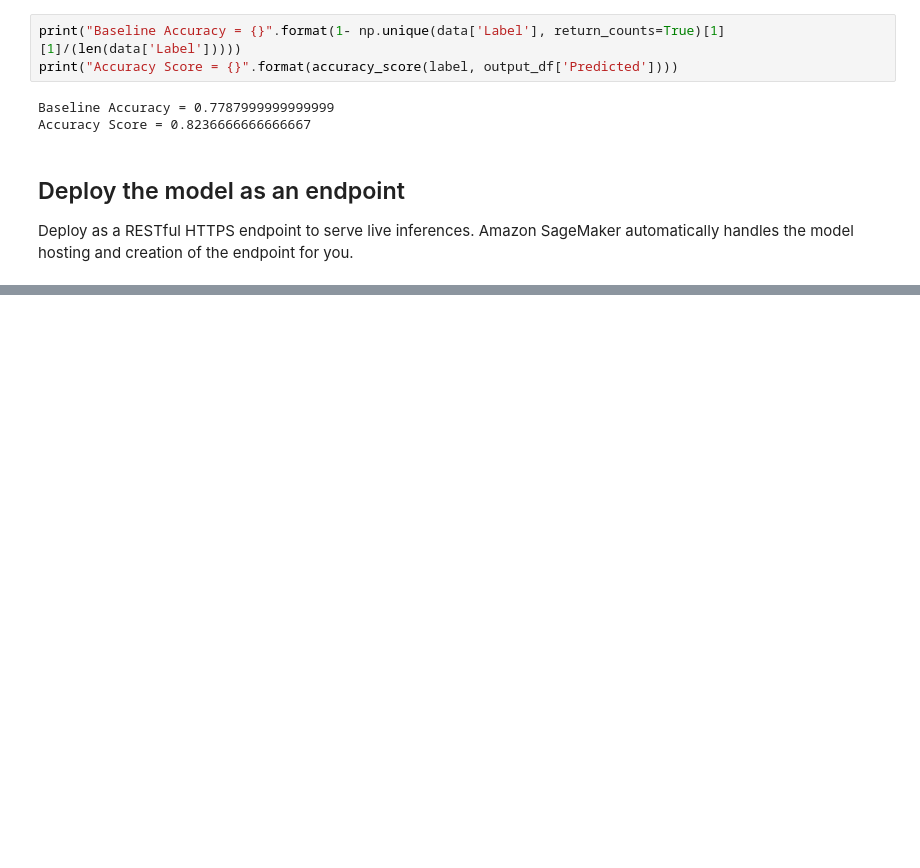
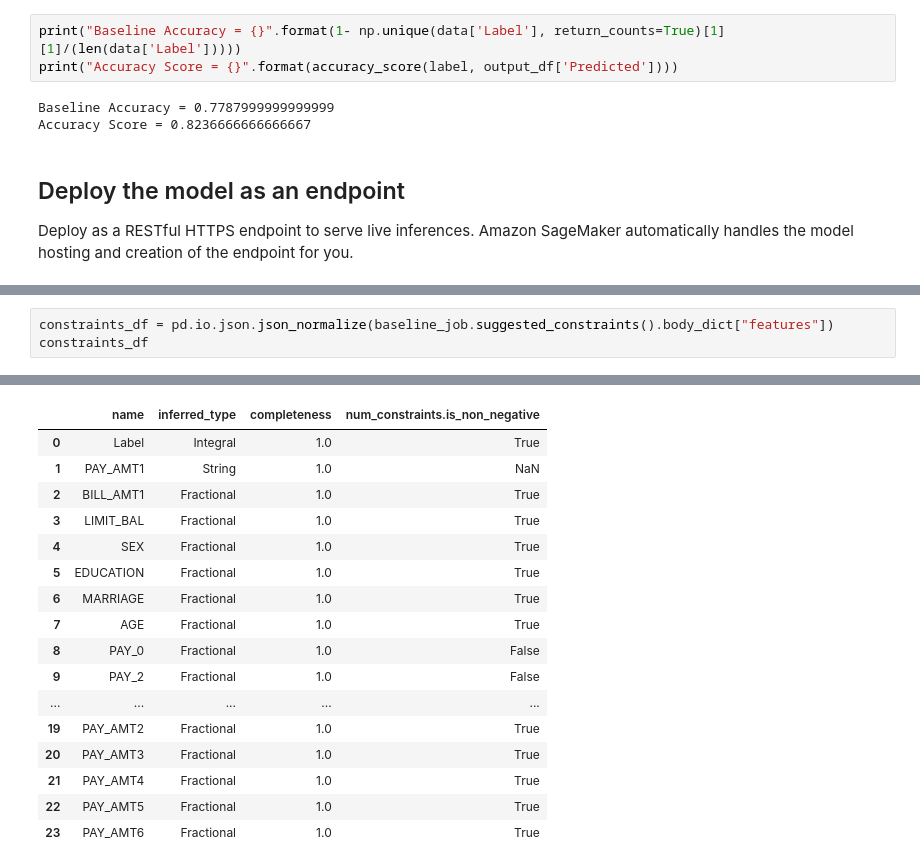
Before and after one commit to philiprj/AWS_examples, a Jupyter notebook: sagemaker_test.ipynb, the cells around one changed output, grey strips where cells are left out. Saved outputs shown, nothing was run; the diff lists cells and outputs as text; blank space fills up the shorter version.

```diff
--- a/sagemaker_test.ipynb
+++ b/sagemaker_test.ipynb
@@ -436,0 +679,4 @@ Deploy as a RESTful HTTPS endpoint to serve live inferences. Amazon SageMaker au
+# %%
+constraints_df = pd.io.json.json_normalize(baseline_job.suggested_constraints().body_dict["features"])
+constraints_df
+# %% [output]
@@ -436,0 +684,17 @@ Deploy as a RESTful HTTPS endpoint to serve live inferences. Amazon SageMaker au
+|  | name | inferred_type | completeness | num_constraints.is_non_negative |
+| 0 | Label | Integral | 1.0 | True |
+| 1 | PAY_AMT1 | String | 1.0 | NaN |
+| 2 | BILL_AMT1 | Fractional | 1.0 | True |
+| 3 | LIMIT_BAL | Fractional | 1.0 | True |
+| 4 | SEX | Fractional | 1.0 | True |
+| 5 | EDUCATION | Fractional | 1.0 | True |
+| 6 | MARRIAGE | Fractional | 1.0 | True |
+| 7 | AGE | Fractional | 1.0 | True |
+| 8 | PAY_0 | Fractional | 1.0 | False |
+| 9 | PAY_2 | Fractional | 1.0 | False |
+| ... | ... | ... | ... | ... |
+| 19 | PAY_AMT2 | Fractional | 1.0 | True |
+| 20 | PAY_AMT3 | Fractional | 1.0 | True |
+| 21 | PAY_AMT4 | Fractional | 1.0 | True |
+| 22 | PAY_AMT5 | Fractional | 1.0 | True |
+| 23 | PAY_AMT6 | Fractional | 1.0 | True |
```
Also changed, not shown: parts of 32 cells of this notebook.
